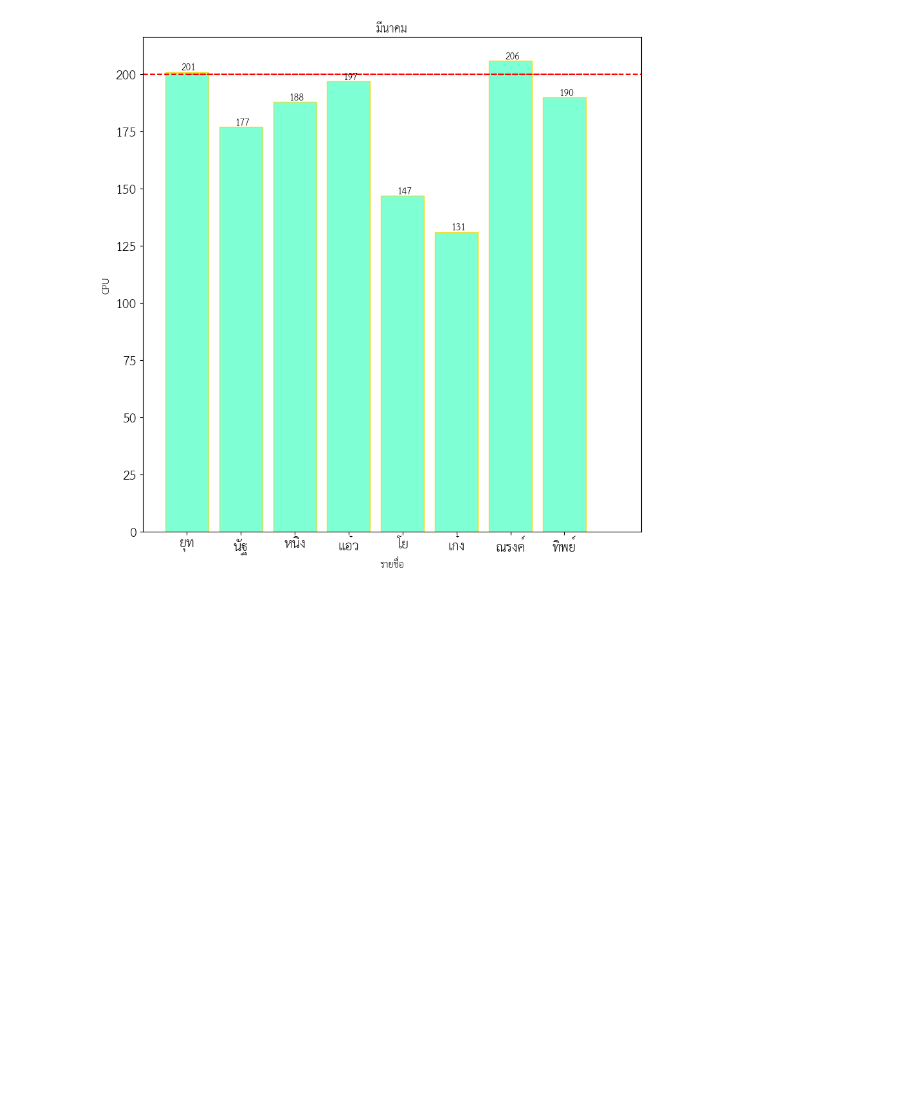
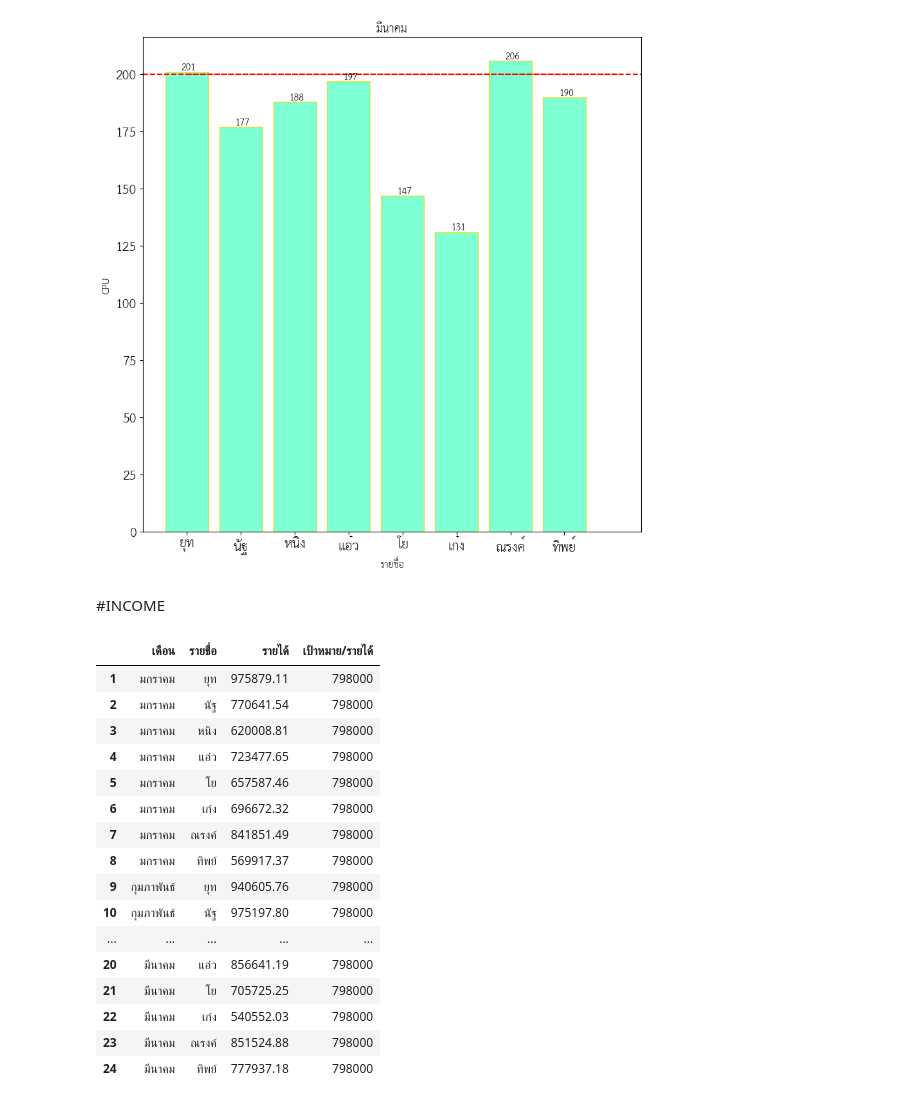
Before and after one commit to 1234567890qqqqqq/-links-colab, a Jupyter notebook: ประสิทธิภาพศูนย์บริการ.ipynb, the cells around one changed output. Saved outputs shown, nothing was run; the diff lists cells and outputs as text; code cells hidden in the pictures; blank space fills up the shorter version.

```diff
--- a/ประสิทธิภาพศูนย์บริการ.ipynb
+++ b/ประสิทธิภาพศูนย์บริการ.ipynb
@@ -244,3 +280,26 @@ for i, v in enumerate(data3):
 plt.show()
 # %% [output]
 [figure]
+# %% [markdown]
+#INCOME
+# %%
+income = vc[['เดือน','รายชื่อ','รายได้','เป้าหมาย/รายได้']]
+income
+# %% [output]
+|  | เดือน | รายชื่อ | รายได้ | เป้าหมาย/รายได้ |
+| 1 | มกราคม | ยุท | 975879.11 | 798000 |
+| 2 | มกราคม | นัฐ | 770641.54 | 798000 |
+| 3 | มกราคม | หนิง | 620008.81 | 798000 |
+| 4 | มกราคม | แอ๋ว | 723477.65 | 798000 |
+| 5 | มกราคม | โย | 657587.46 | 798000 |
+| 6 | มกราคม | เก๋ง | 696672.32 | 798000 |
+| 7 | มกราคม | ณรงค์ | 841851.49 | 798000 |
+| 8 | มกราคม | ทิพย์ | 569917.37 | 798000 |
+| 9 | กุมภาพันธ์ | ยุท | 940605.76 | 798000 |
+| 10 | กุมภาพันธ์ | นัฐ | 975197.80 | 798000 |
+| ... | ... | ... | ... | ... |
+| 20 | มีนาคม | แอ๋ว | 856641.19 | 798000 |
+| 21 | มีนาคม | โย | 705725.25 | 798000 |
+| 22 | มีนาคม | เก๋ง | 540552.03 | 798000 |
+| 23 | มีนาคม | ณรงค์ | 851524.88 | 798000 |
+| 24 | มีนาคม | ทิพย์ | 777937.18 | 798000 |
```
Also changed, not shown: parts of 18 cells of this notebook.
